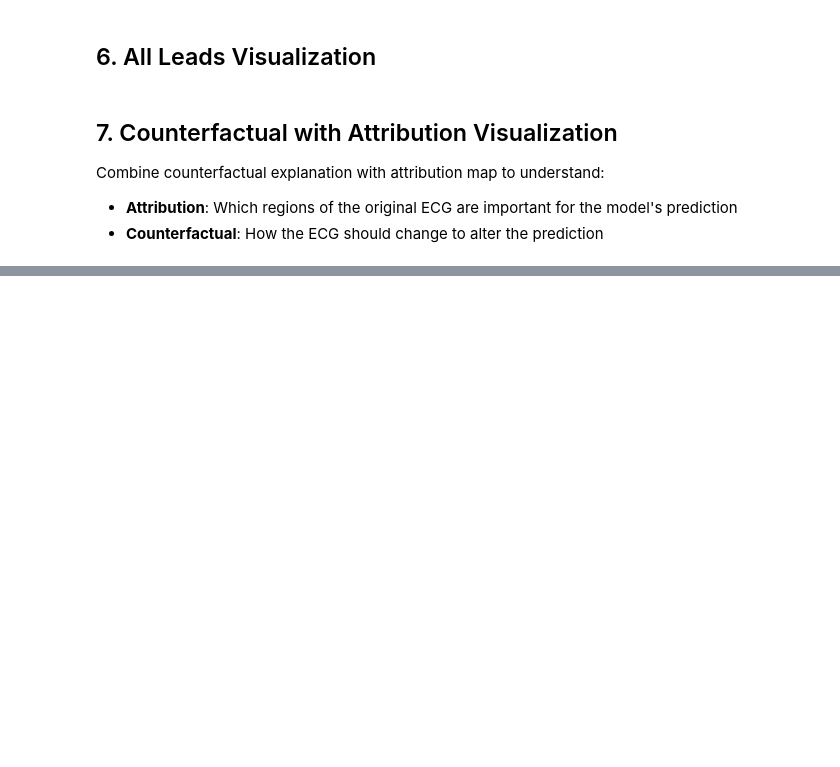
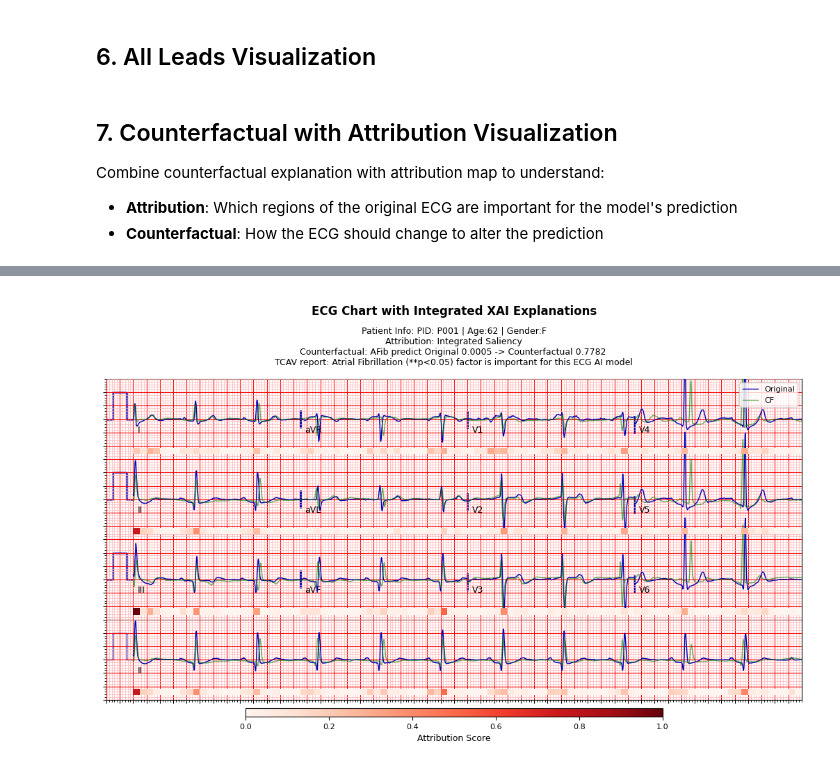
Before and after one commit to MAIResearch/ExECG, a Jupyter notebook: example/counterfactual.ipynb, the cells around one changed output, grey strips where cells are left out. Cells and saved outputs as stored; diff of their text form; code cells hidden in the pictures; blank space fills up the shorter version.

```diff
--- a/example/counterfactual.ipynb
+++ b/example/counterfactual.ipynb
@@ -302,3 +331,32 @@ plot_counterfactual_diff_with_attribution(
+# %%
+# Full XAI visualization
+meta_full = {
+    "Patient Info": "PID: P001 | Age:62 | Gender:F",
+    "Attribution": "Integrated Saliency",
+    "Counterfactual":"AFib predict Original 0.0005 -> Counterfactual 0.7782 ",
+    "TCAV report": "Atrial Fibrillation (**p<0.05) factor is important for this ECG AI model",
+}
+
+fig, axes = plot_ecg_chart(
+    original_ecg_np,
+    sample_rate=250,
+    cf_ecg=cf_ecg,
+    ecg_linewidth=1,
+    attribution=attribution_result['results'],
+    meta=meta_full,
+    title="ECG Chart with Integrated XAI Explanations",
+    cf_color="green",
+    cf_alpha=0.6,
+    attr_bin_size=25,
+    attr_cmap="Reds",
+    style="clinical",
+    columns=4,
+    show_full_single_last=True,
+    show_calibration=True,
+    save_path='../tmp/paper/figures/ECGchart.png'
+)
+# %% [output]
+[figure, added]
 # %%
 # You can also use GradCAM for attribution
 from execg.attribution import GradCAM
```
Also changed, not shown: parts of 19 cells of this notebook, 32 other files.
